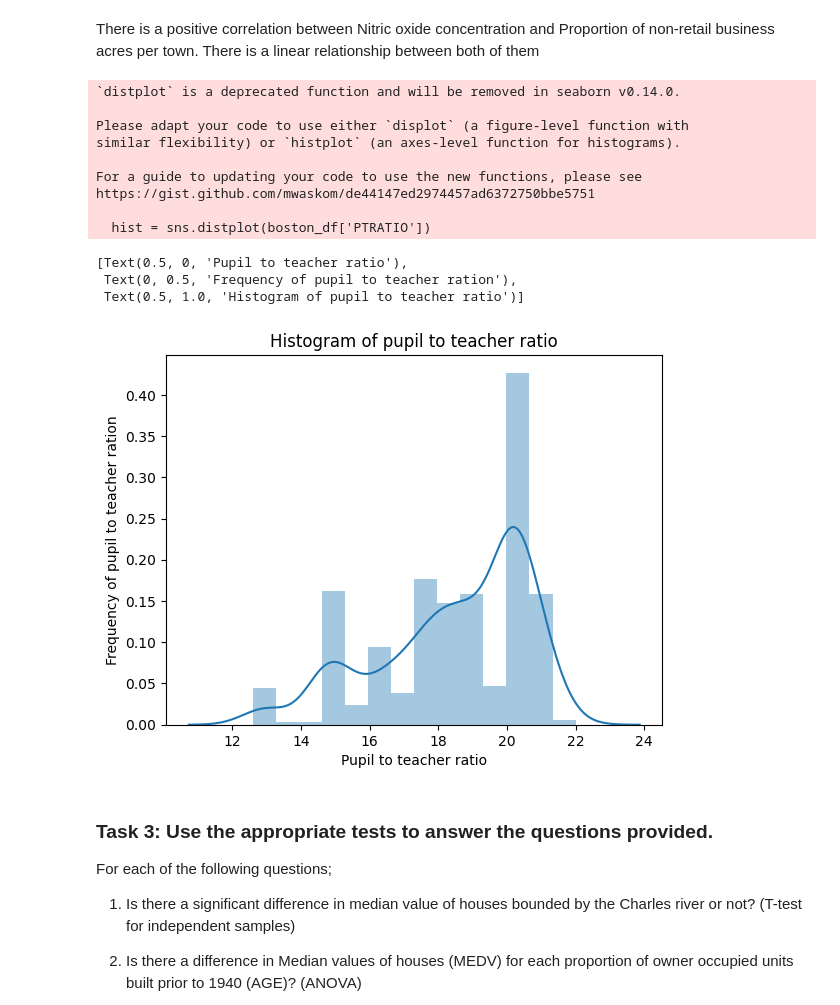
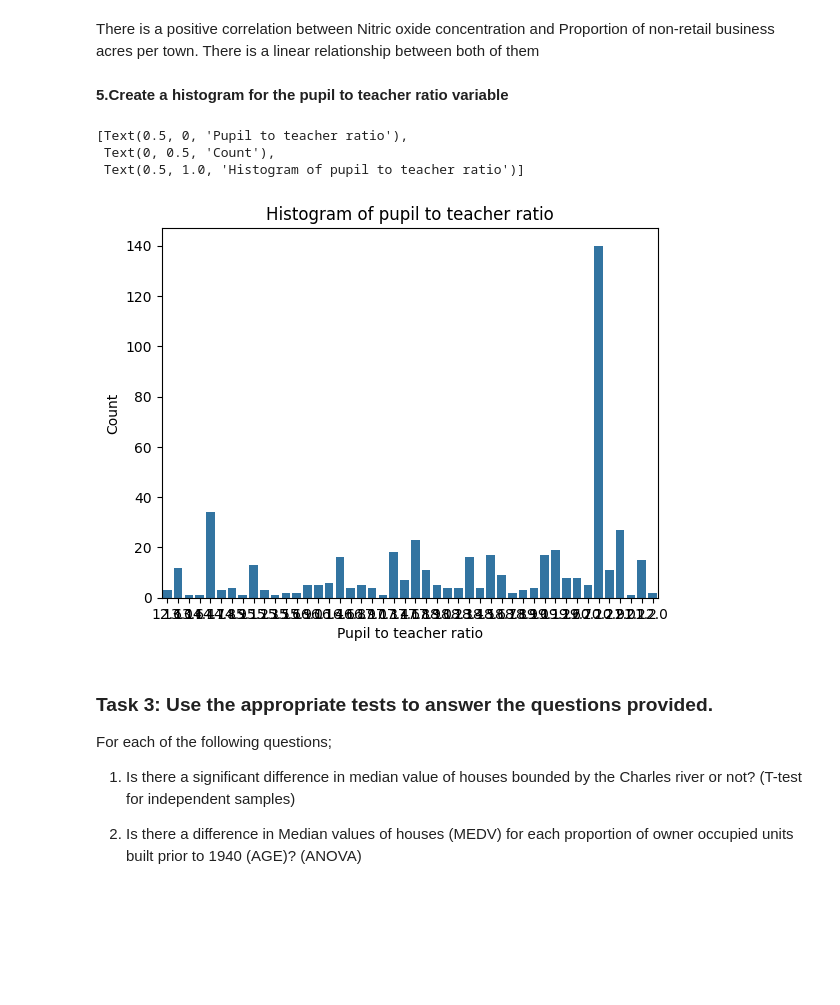
Before and after one commit to annarosejohny/Datascience_coursera, a Jupyter notebook: Optional_Peer_Graded_Assignment.jupyterlite.ipynb, the cells around one changed output. Saved outputs shown, nothing was run; the diff lists cells and outputs as text; code cells hidden in the pictures; blank space fills up the shorter version.

Commit message:
Added boston dataset analysis

```diff
--- a/Optional_Peer_Graded_Assignment.jupyterlite.ipynb
+++ b/Optional_Peer_Graded_Assignment.jupyterlite.ipynb
@@ -116,26 +116,19 @@ scatter.set(xlabel= 'Proportion of non-retail business acres per town', ylabel='
 [figure]
 # %% [markdown]
 There is a positive correlation between Nitric oxide concentration and Proportion of non-retail business acres per town. There is a linear relationship between both of them
+# %% [markdown]
+**5.Create a histogram for the pupil to teacher ratio variable**
 # %%
 # Create a histogram for the pupil to teacher ratio variable
-hist = sns.distplot(boston_df['PTRATIO'])
+hist = sns.countplot(x = 'PTRATIO', data = boston_df)
 hist.set(xlabel = 'Pupil to teacher ratio',
-         ylabel = 'Frequency of pupil to teacher ration',
+         ylabel = 'Count',
          title = 'Histogram of pupil to teacher ratio')
 # %% [output]
-`distplot` is a deprecated function and will be removed in seaborn v0.14.0.
-
-Please adapt your code to use either `displot` (a figure-level function with
-similar flexibility) or `histplot` (an axes-level function for histograms).
-
-For a guide to updating your code to use the new functions, please see
-https://gist.github.com/mwaskom/de44147ed2974457ad6372750bbe5751
-
-  hist = sns.distplot(boston_df['PTRATIO'])
+[Text(0.5, 0, 'Pupil to teacher ratio'),
+ Text(0, 0.5, 'Count'),
+ Text(0.5, 1.0, 'Histogram of pupil to teacher ratio')]
-[Text(0.5, 0, 'Pupil to teacher ratio'),
- Text(0, 0.5, 'Frequency of pupil to teacher ration'),
- Text(0.5, 1.0, 'Histogram of pupil to teacher ratio')]
-[figure, old version]
+[figure, new version]
 # %% [markdown]
 ### Task 3: Use the appropriate tests to answer the questions provided.
 For each of the following questions;
```
Also changed, not shown: parts of 8 cells of this notebook.
